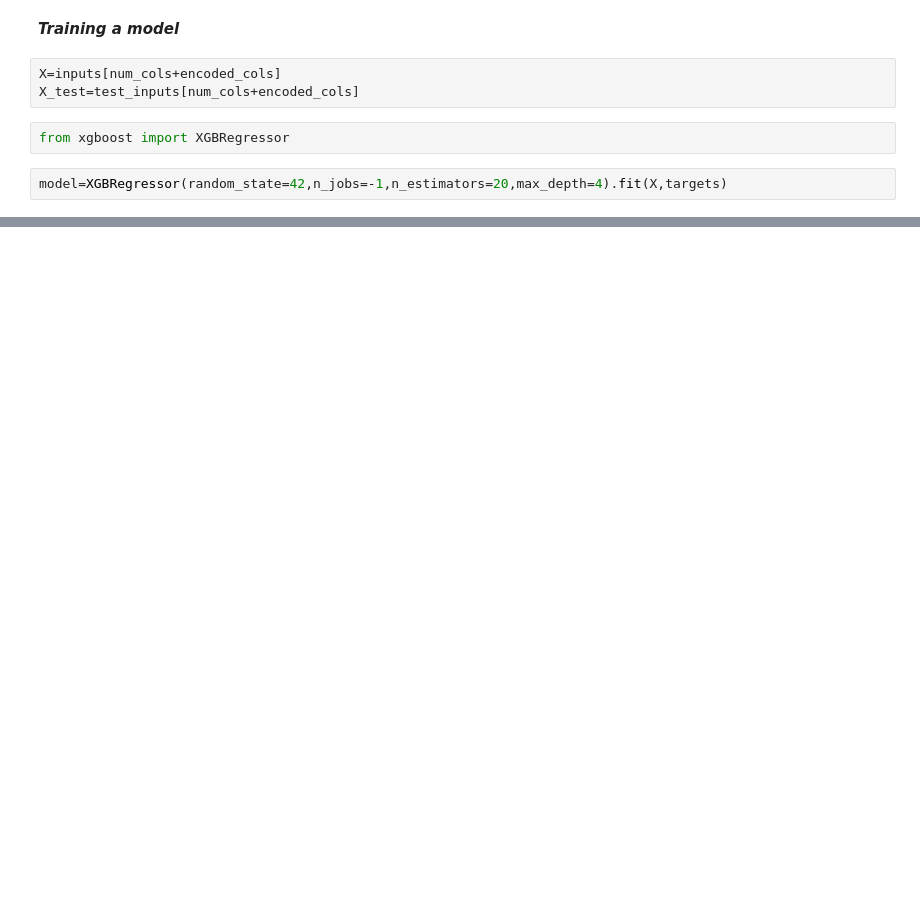
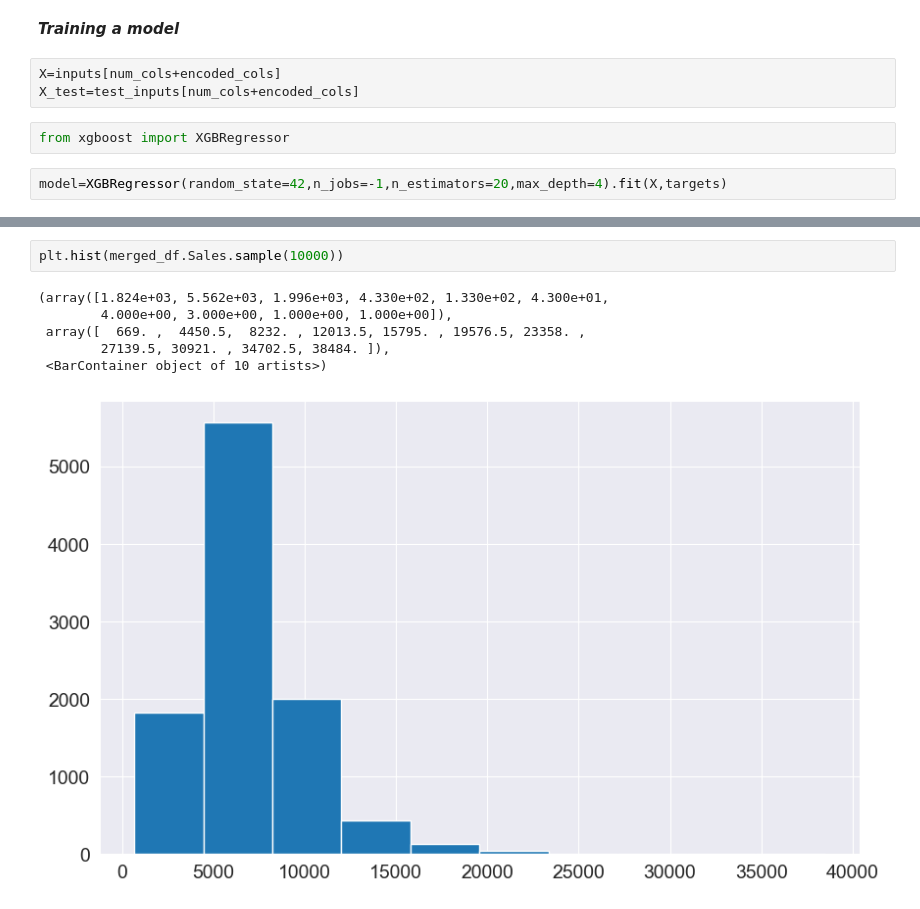
Before and after one commit to RohanVarmaP/machine-Learning, a Jupyter notebook: 5-Gradient-Boosting-Machines-XGboost/data-preparation.ipynb, the cells around one changed output, grey strips where cells are left out. Cells and saved outputs as stored; diff of their text form; blank space fills up the shorter version.

```diff
--- a/5-Gradient-Boosting-Machines-XGboost/data-preparation.ipynb
+++ b/5-Gradient-Boosting-Machines-XGboost/data-preparation.ipynb
@@ -693,0 +707,9 @@ model=XGBRegressor(random_state=42,n_jobs=-1,n_estimators=20,max_depth=4).fit(X,
+# %%
+plt.hist(merged_df.Sales.sample(10000))
+# %% [output]
+(array([1.824e+03, 5.562e+03, 1.996e+03, 4.330e+02, 1.330e+02, 4.300e+01,
+        4.000e+00, 3.000e+00, 1.000e+00, 1.000e+00]),
+ array([  669. ,  4450.5,  8232. , 12013.5, 15795. , 19576.5, 23358. ,
+        27139.5, 30921. , 34702.5, 38484. ]),
+ <BarContainer object of 10 artists>)
+[figure, added]
```
Also changed, not shown: parts of 2 cells of this notebook.
